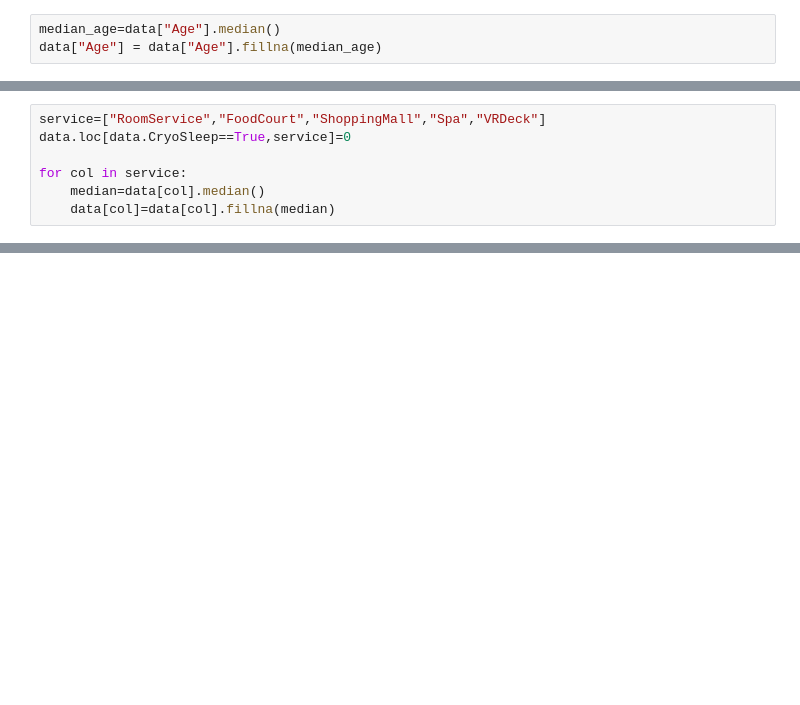
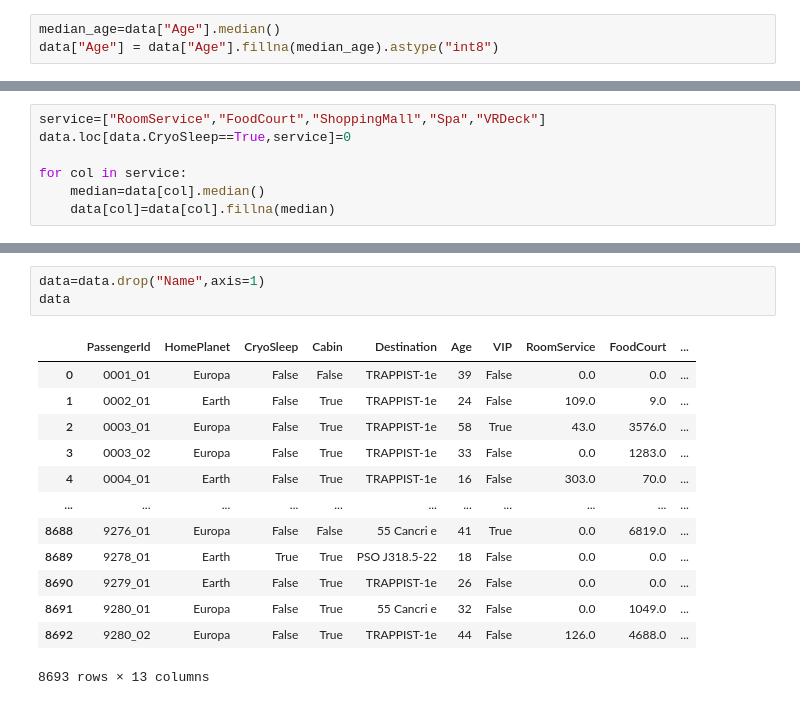
Before and after one commit to Anahit28/homeworks, a Jupyter notebook: Spaceship_Titanic.ipynb, the cells around one changed output, grey strips where cells are left out. Drawn from its saved outputs; the diff is of its cells as text; blank space fills up the shorter version.

```diff
--- a/Spaceship_Titanic.ipynb
+++ b/Spaceship_Titanic.ipynb
@@ -96,6 +117,6 @@ data.Destination.fillna(most_common_destination,inplace=True)
 # %%
 median_age=data["Age"].median()
-data["Age"] = data["Age"].fillna(median_age)
+data["Age"] = data["Age"].fillna(median_age).astype("int8")
 # %%
 most_common_vip_status=data.VIP.mode()[0]
 data["VIP"] = data["VIP"].fillna(most_common_vip_status)
@@ -127,2 +147,19 @@ Spa\tVRDeck        0
 dtype: int64
+# %%
+data=data.drop("Name",axis=1)
+data
+# %% [output]
+|  | PassengerId | HomePlanet | CryoSleep | Cabin | Destination | Age | VIP | RoomService | FoodCourt | ... |
+| 0 | 0001_01 | Europa | False | False | TRAPPIST-1e | 39 | False | 0.0 | 0.0 | ... |
+| 1 | 0002_01 | Earth | False | True | TRAPPIST-1e | 24 | False | 109.0 | 9.0 | ... |
+| 2 | 0003_01 | Europa | False | True | TRAPPIST-1e | 58 | True | 43.0 | 3576.0 | ... |
+| 3 | 0003_02 | Europa | False | True | TRAPPIST-1e | 33 | False | 0.0 | 1283.0 | ... |
+| 4 | 0004_01 | Earth | False | True | TRAPPIST-1e | 16 | False | 303.0 | 70.0 | ... |
+| ... | ... | ... | ... | ... | ... | ... | ... | ... | ... | ... |
+| 8688 | 9276_01 | Europa | False | False | 55 Cancri e | 41 | True | 0.0 | 6819.0 | ... |
+| 8689 | 9278_01 | Earth | True | True | PSO J318.5-22 | 18 | False | 0.0 | 0.0 | ... |
+| 8690 | 9279_01 | Earth | False | True | TRAPPIST-1e | 26 | False | 0.0 | 0.0 | ... |
+| 8691 | 9280_01 | Europa | False | True | 55 Cancri e | 32 | False | 0.0 | 1049.0 | ... |
+| 8692 | 9280_02 | Europa | False | True | TRAPPIST-1e | 44 | False | 126.0 | 4688.0 | ... |
+8693 rows × 13 columns
 # %%
```
Also changed, not shown: parts of 9 cells of this notebook.
